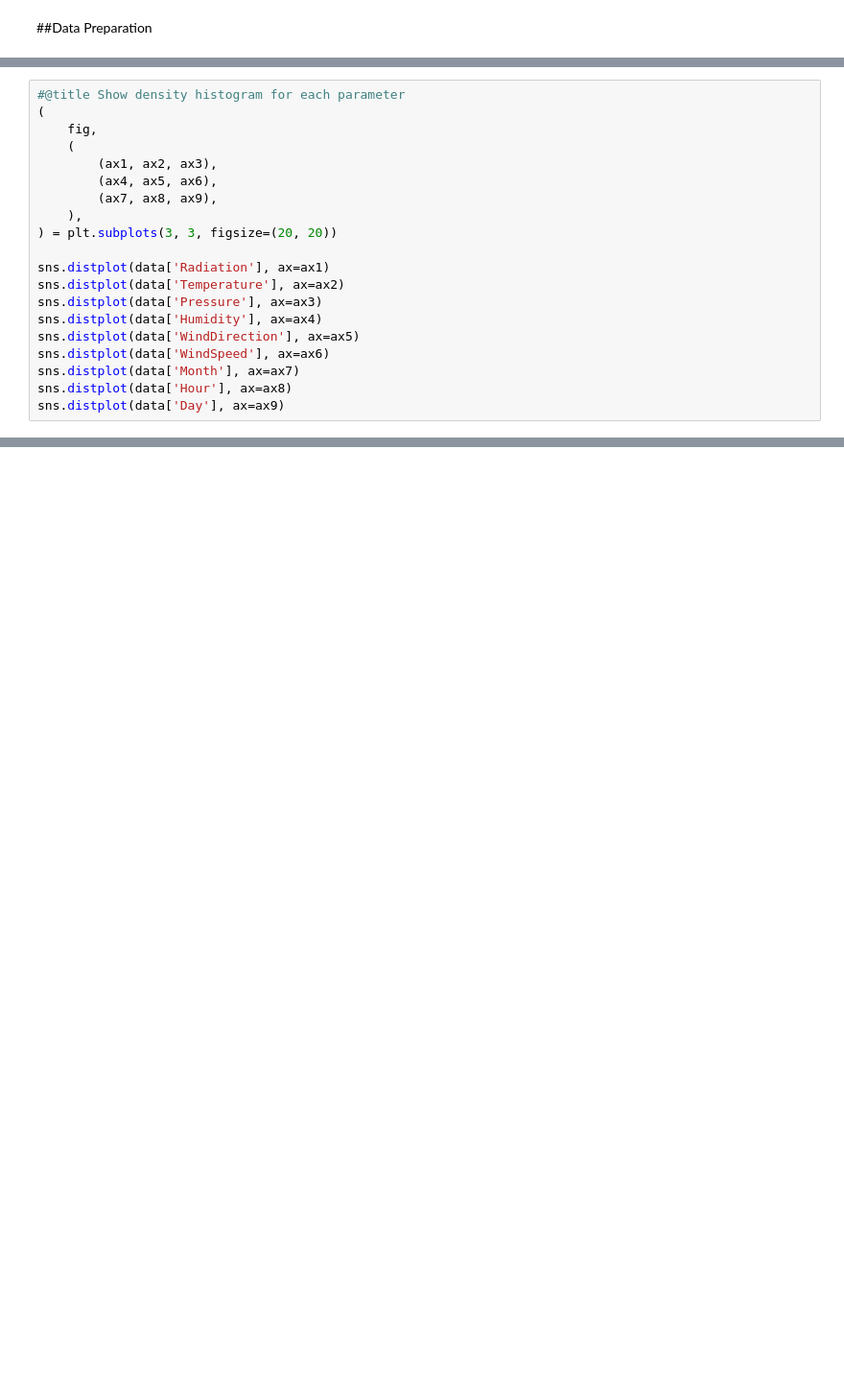
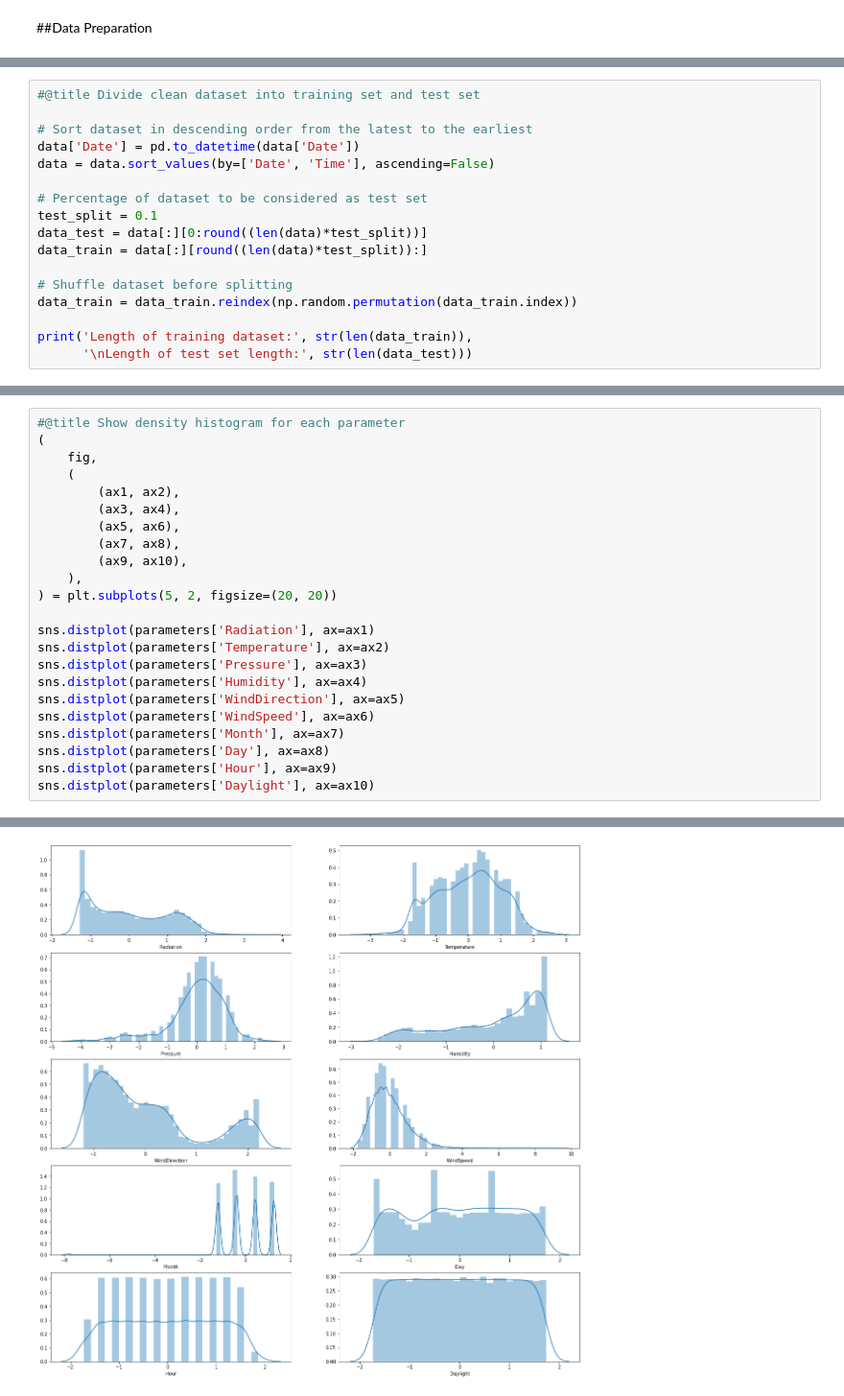
Before and after one commit to marcellinusc/solar-radiation, a Jupyter notebook: ml_model.ipynb, the cells around one changed output, grey strips where cells are left out. Shown at 96% size. Saved outputs shown, nothing was run; the diff lists cells and outputs as text; blank space fills up the shorter version.

```diff
--- a/ml_model.ipynb
+++ b/ml_model.ipynb
@@ -120,0 +157,17 @@ print("Values normalized")
+# %%
+#@title Divide clean dataset into training set and test set
+
+# Sort dataset in descending order from the latest to the earliest
+data['Date'] = pd.to_datetime(data['Date'])
+data = data.sort_values(by=['Date', 'Time'], ascending=False)
+
+# Percentage of dataset to be considered as test set
+test_split = 0.1
+data_test = data[:][0:round((len(data)*test_split))]
+data_train = data[:][round((len(data)*test_split)):]
+
+# Shuffle dataset before splitting
+data_train = data_train.reindex(np.random.permutation(data_train.index))
+
+print('Length of training dataset:', str(len(data_train)),
+      '\nLength of test set length:', str(len(data_test)))
@@ -133,18 +226,22 @@ sns.heatmap(data_par.corr(), mask=mask, cmap="YlGnBu", annot = True, fmt = '.3f'
 (
     fig,
     (
-        (ax1, ax2, ax3),
-        (ax4, ax5, ax6),
-        (ax7, ax8, ax9),
+        (ax1, ax2),
+        (ax3, ax4),
+        (ax5, ax6),
+        (ax7, ax8),
+        (ax9, ax10),
     ),
-) = plt.subplots(3, 3, figsize=(20, 20))
+) = plt.subplots(5, 2, figsize=(20, 20))
 
-sns.distplot(data['Radiation'], ax=ax1)
-sns.distplot(data['Temperature'], ax=ax2)
-sns.distplot(data['Pressure'], ax=ax3)
-sns.distplot(data['Humidity'], ax=ax4)
-sns.distplot(data['WindDirection'], ax=ax5)
-sns.distplot(data['WindSpeed'], ax=ax6)
-sns.distplot(data['Month'], ax=ax7)
-sns.distplot(data['Hour'], ax=ax8)
-sns.distplot(data['Day'], ax=ax9)
+sns.distplot(parameters['Radiation'], ax=ax1)
+sns.distplot(parameters['Temperature'], ax=ax2)
+sns.distplot(parameters['Pressure'], ax=ax3)
+sns.distplot(parameters['Humidity'], ax=ax4)
+sns.distplot(parameters['WindDirection'], ax=ax5)
+sns.distplot(parameters['WindSpeed'], ax=ax6)
+sns.distplot(parameters['Month'], ax=ax7)
+sns.distplot(parameters['Day'], ax=ax8)
+sns.distplot(parameters['Hour'], ax=ax9)
+sns.distplot(parameters['Daylight'], ax=ax10)
+# %% [output]
@@ -151,3 +249,4 @@ sns.distplot(data['Day'], ax=ax9)
+[figure, added]
 # %%
 #@title Show barplot between label and other parameter
 (
```
Also changed, not shown: parts of 29 cells of this notebook.
